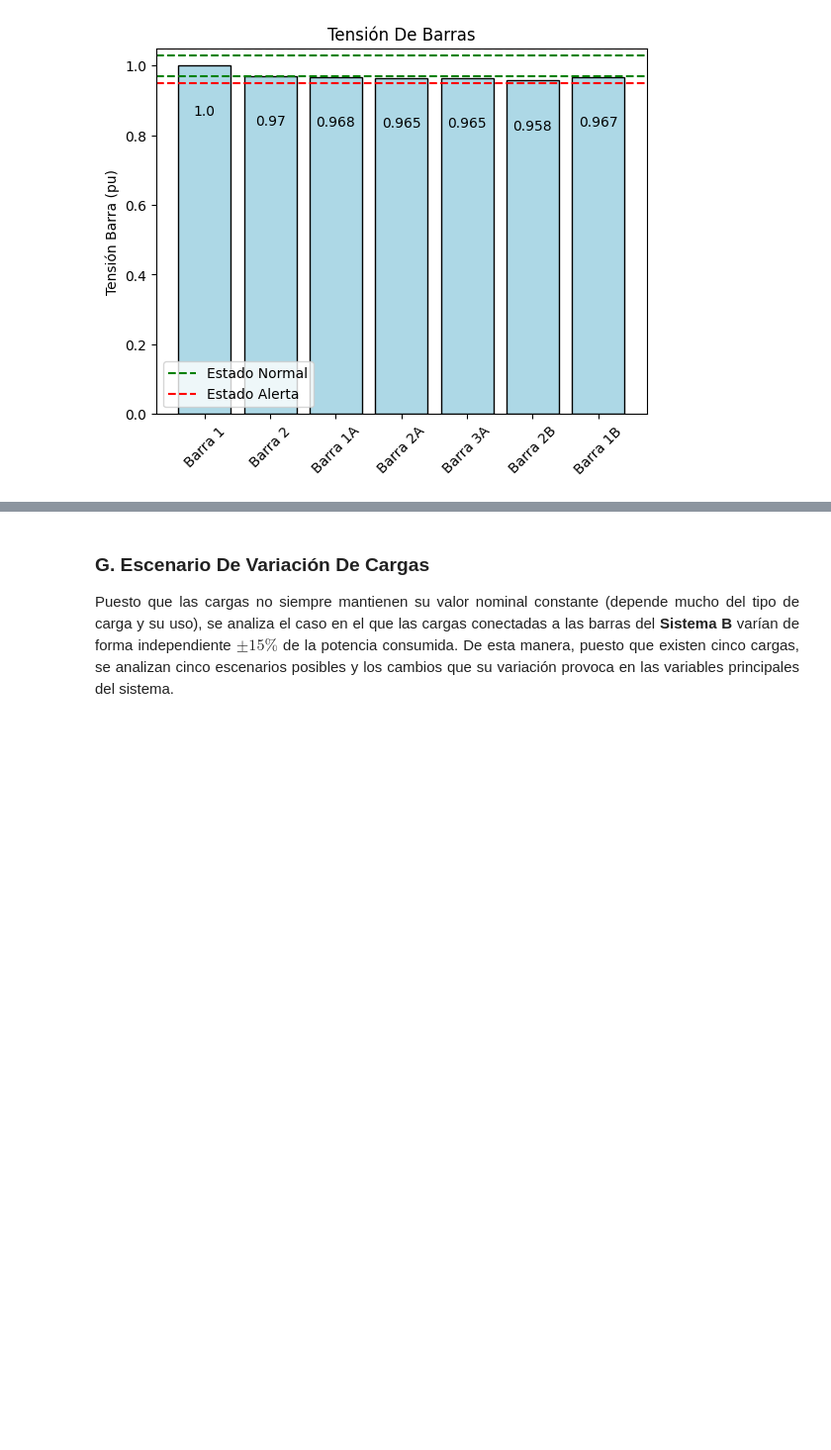
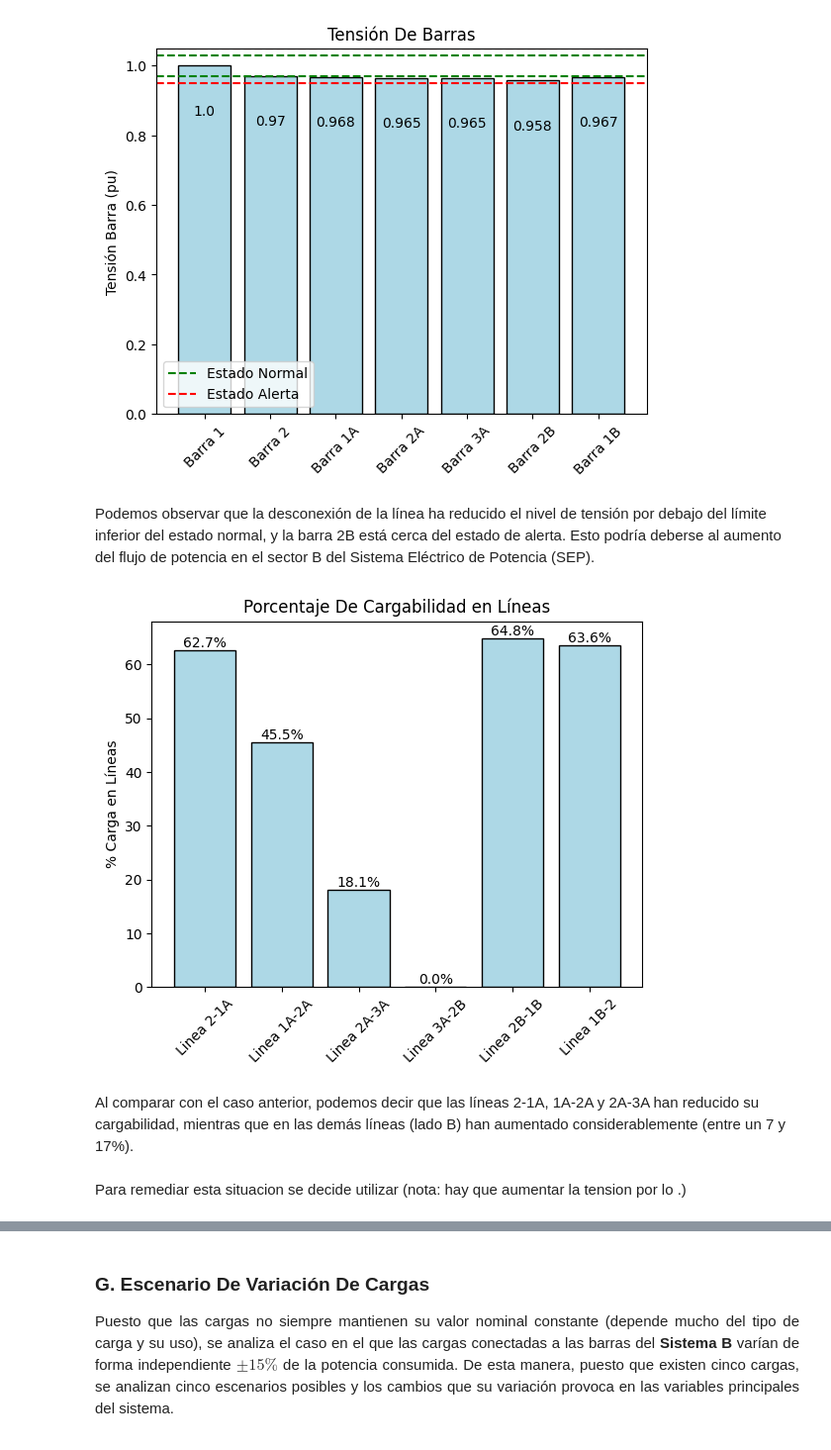
Before and after one commit to Subatchi/G5B_SEP1_S1_2024, a Jupyter notebook: TAREA I.ipynb, the cells around one changed output, grey strips where cells are left out. Shown at 99% size. Saved outputs shown, nothing was run; the diff lists cells and outputs as text; code cells hidden in the pictures; blank space fills up the shorter version.

```diff
--- a/TAREA I.ipynb
+++ b/TAREA I.ipynb
@@ -455,3 +471,29 @@ plt.legend()
 plt.show()
 # %% [output]
 [figure]
+# %% [markdown]
+Podemos observar que la desconexión de la línea ha reducido el nivel de tensión por debajo del límite inferior del estado normal, y la barra 2B está cerca del estado de alerta. Esto podría deberse al aumento del flujo de potencia en el sector B del Sistema Eléctrico de Potencia (SEP).
+# %%
+#Cargabilidad en las Líneas sin 3A-2B
+resultados_lineas = net4.res_line
+import matplotlib.pyplot as plt
+Line = []
+Load_per = []
+for n, lin in net4.line.iterrows():
+    Line.append(lin['name'])
+    res_line = resultados_lineas.loc[resultados_lineas.index == n]
+    Load_per.append(round(res_line['loading_percent'].values[0],1))
+
+plt.bar(Line, Load_per,color='lightblue',edgecolor='black')
+plt.ylabel('% Carga en Líneas')
+plt.xticks(rotation=45)
+plt.title('Porcentaje De Cargabilidad en Líneas')
+for i, valor in enumerate(Load_per):
+    plt.annotate(f"{valor}%", xy=(i, valor), ha='center', va='bottom')
+plt.show()
+# %% [output]
+[figure, added]
+# %% [markdown]
+Al comparar con el caso anterior, podemos decir que las líneas 2-1A, 1A-2A y 2A-3A han reducido su cargabilidad, mientras que en las demás líneas (lado B) han aumentado considerablemente (entre un 7 y 17%).
+# %% [markdown]
+Para remediar esta situacion se decide utilizar (nota: hay que aumentar la tension por lo .)
```
Also changed, not shown: parts of 5 cells of this notebook.
